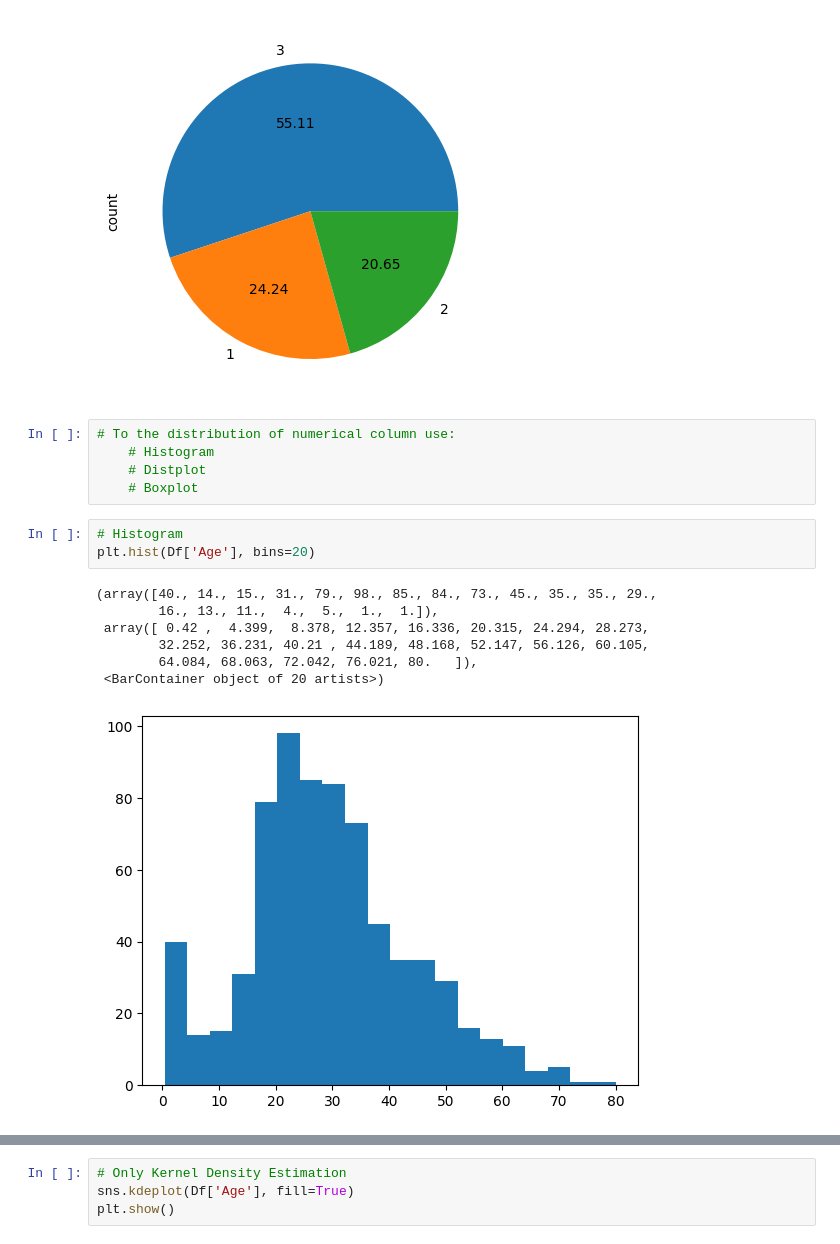
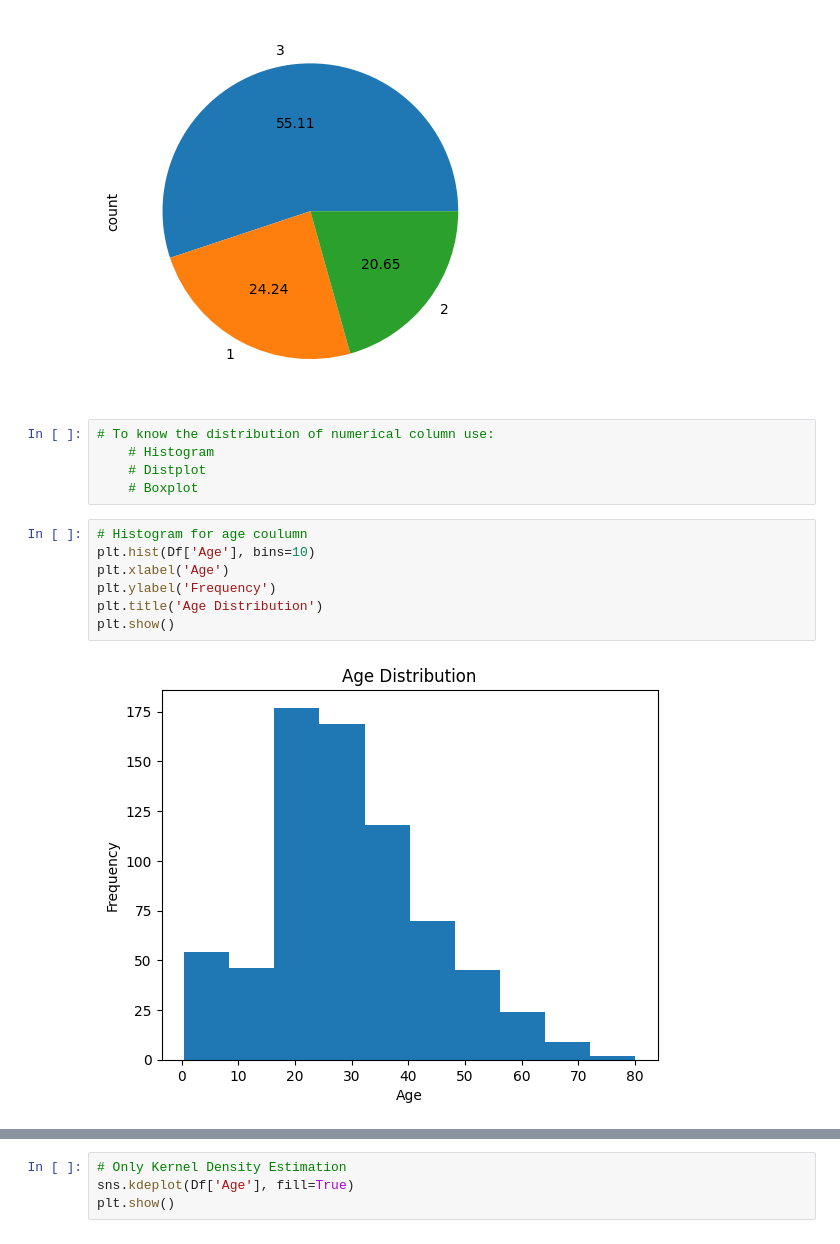
Before and after one commit to Mostafij-k/Exploratory_Data_Analysis, a Jupyter notebook: Univariate_Analysis.ipynb, the cells around one changed output, grey strips where cells are left out. Cells and saved outputs as stored; diff of their text form.

```diff
--- a/Univariate_Analysis.ipynb
+++ b/Univariate_Analysis.ipynb
@@ -112,20 +112,18 @@ Df['Pclass'].value_counts().plot(kind='pie',autopct='%.2f')
 <Axes: ylabel='count'>
 [figure]
 # %%
-# To the distribution of numerical column use:
+# To know the distribution of numerical column use:
     # Histogram
     # Distplot
     # Boxplot
 # %%
-# Histogram
-plt.hist(Df['Age'], bins=20)
+# Histogram for age coulumn
+plt.hist(Df['Age'], bins=10)
+plt.xlabel('Age')
+plt.ylabel('Frequency')
+plt.title('Age Distribution')
+plt.show()
 # %% [output]
-(array([40., 14., 15., 31., 79., 98., 85., 84., 73., 45., 35., 35., 29.,
-        16., 13., 11.,  4.,  5.,  1.,  1.]),
- array([ 0.42 ,  4.399,  8.378, 12.357, 16.336, 20.315, 24.294, 28.273,
-        32.252, 36.231, 40.21 , 44.189, 48.168, 52.147, 56.126, 60.105,
-        64.084, 68.063, 72.042, 76.021, 80.   ]),
- <BarContainer object of 20 artists>)
-[figure, old version]
+[figure, new version]
 # %%
 # Dist plot
```
Also changed, not shown: parts of 4 cells of this notebook.
